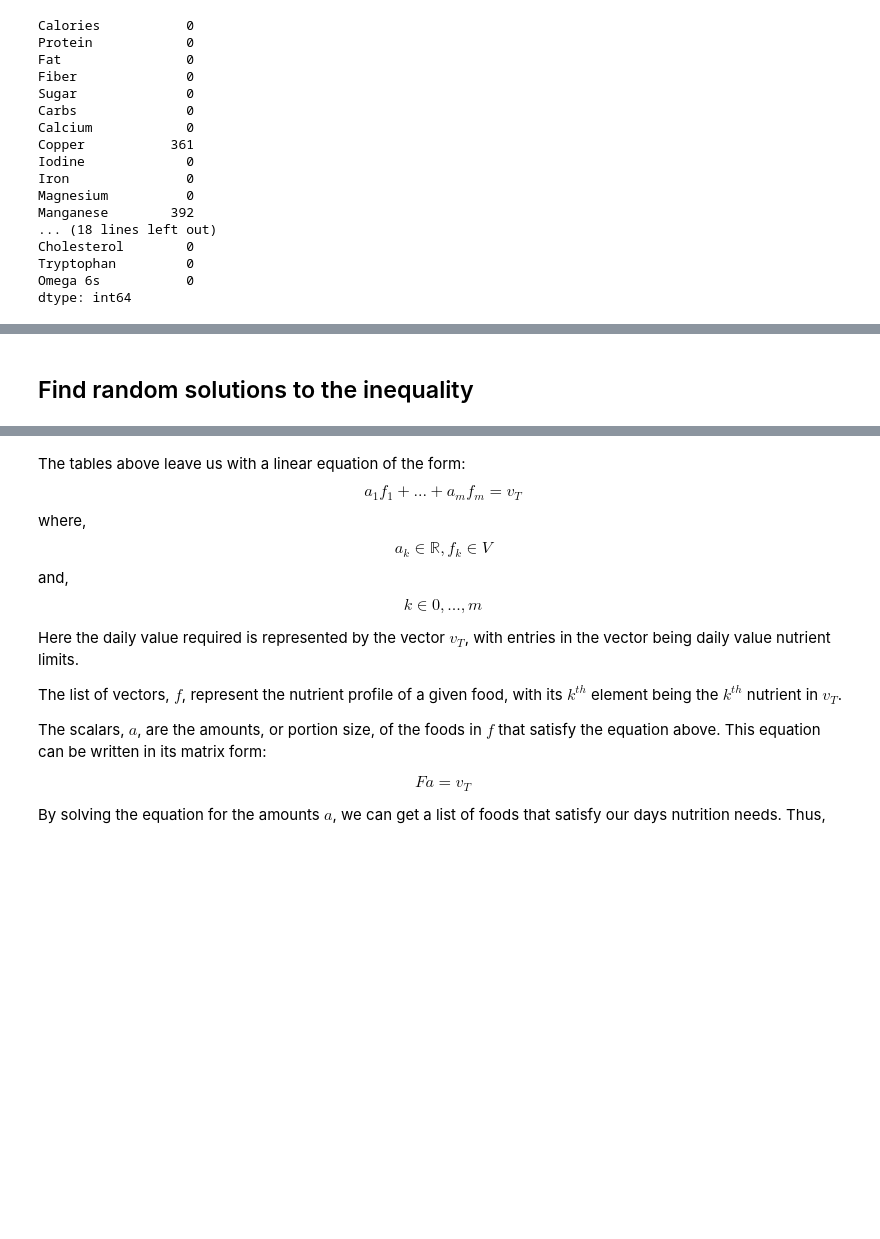
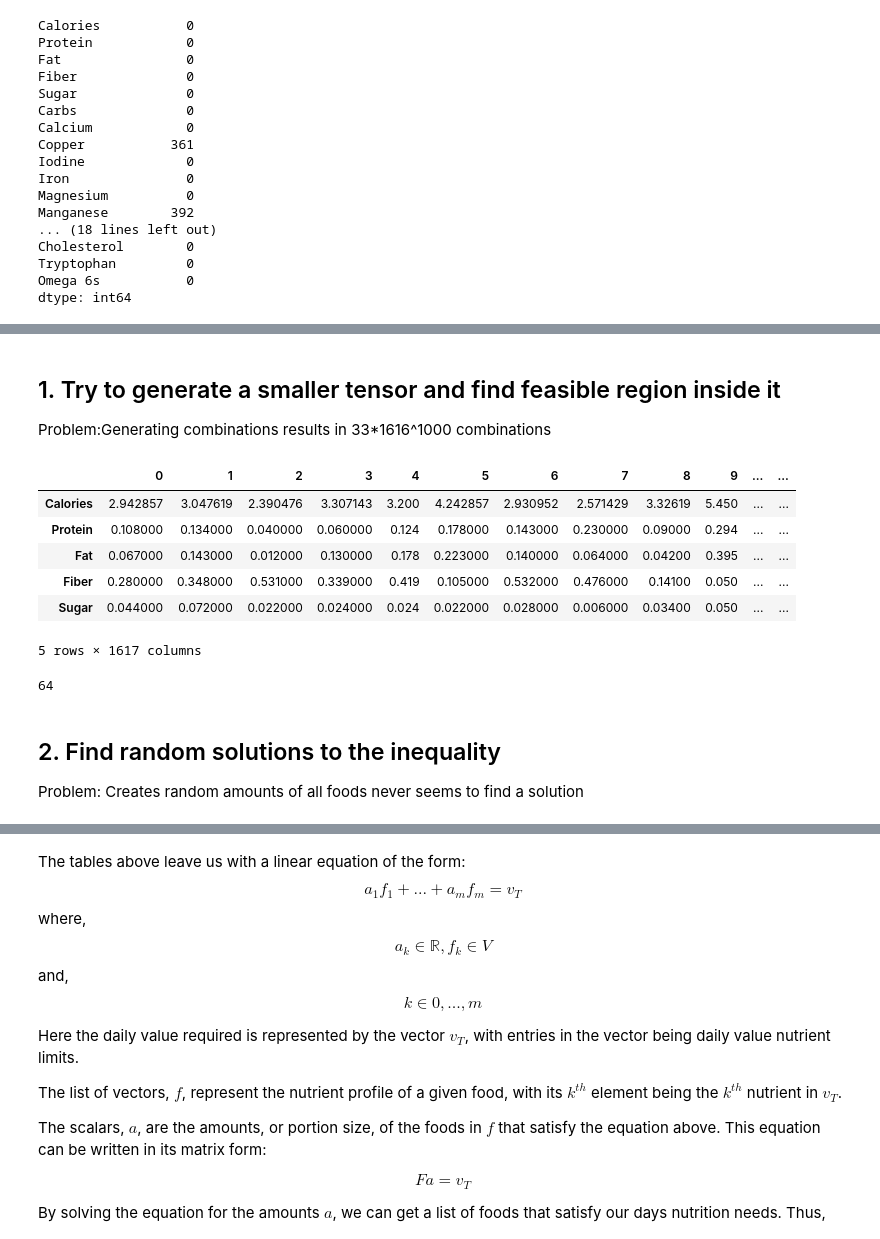
Before and after one commit to nathanteverett/portfolio, a Jupyter notebook: nutrition_calculator/nutrition_calculator_australia.ipynb, the cells around one changed output, grey strips where cells are left out. Cells and saved outputs as stored; diff of their text form; code cells hidden in the pictures; blank space fills up the shorter version.

Commit message:
Trying new models to find arbitrary solutions

```diff
--- a/nutrition_calculator/nutrition_calculator_australia.ipynb
+++ b/nutrition_calculator/nutrition_calculator_australia.ipynb
@@ -422,0 +431,3 @@ dtype: int64
+# %% [markdown]
+## 1. Try to generate a smaller tensor and find feasible region inside it
+Problem:Generating combinations results in 33*1616^1000 combinations
@@ -422,0 +439,14 @@ dtype: int64
+# %%
+# Match nutrient index orders
+food_matrix = nutrient_values_only.transpose()
+food_matrix = food_matrix.merge(dv_clean['DV and RDI, Highest'],left_index=True, right_index=True)
+# df.merge(s, left_index=True, right_index=True)
+food_matrix.head()
+# %% [output]
+|  | 0 | 1 | 2 | 3 | 4 | 5 | 6 | 7 | 8 | 9 | ... | ... |
+| Calories | 2.942857 | 3.047619 | 2.390476 | 3.307143 | 3.200 | 4.242857 | 2.930952 | 2.571429 | 3.32619 | 5.450 | ... | ... |
+| Protein | 0.108000 | 0.134000 | 0.040000 | 0.060000 | 0.124 | 0.178000 | 0.143000 | 0.230000 | 0.09000 | 0.294 | ... | ... |
+| Fat | 0.067000 | 0.143000 | 0.012000 | 0.130000 | 0.178 | 0.223000 | 0.140000 | 0.064000 | 0.04200 | 0.395 | ... | ... |
+| Fiber | 0.280000 | 0.348000 | 0.531000 | 0.339000 | 0.419 | 0.105000 | 0.532000 | 0.476000 | 0.14100 | 0.050 | ... | ... |
+| Sugar | 0.044000 | 0.072000 | 0.022000 | 0.024000 | 0.024 | 0.022000 | 0.028000 | 0.006000 | 0.03400 | 0.050 | ... | ... |
+5 rows × 1617 columns
@@ -423,2 +505,22 @@ dtype: int64
+# %%
+import itertools
+
+def generate_sums(vectors):
+    all_combinations = itertools.product(*vectors)
+    sums = [sum(combination) for combination in all_combinations]
+    return sums
+
+# Example usage:
+vectors = [
+    [1, 2, 3, 4],
+    [4, 5, 6, 4],
+    [7, 8, 9, 4]
+]
+
+sums = generate_sums(vectors)
+print(len(sums))
+# %% [output]
+64
 # %% [markdown]
-## Find random solutions to the inequality
+## 2. Find random solutions to the inequality
+Problem: Creates random amounts of all foods never seems to find a solution
```
Also changed, not shown: parts of 23 cells of this notebook.
